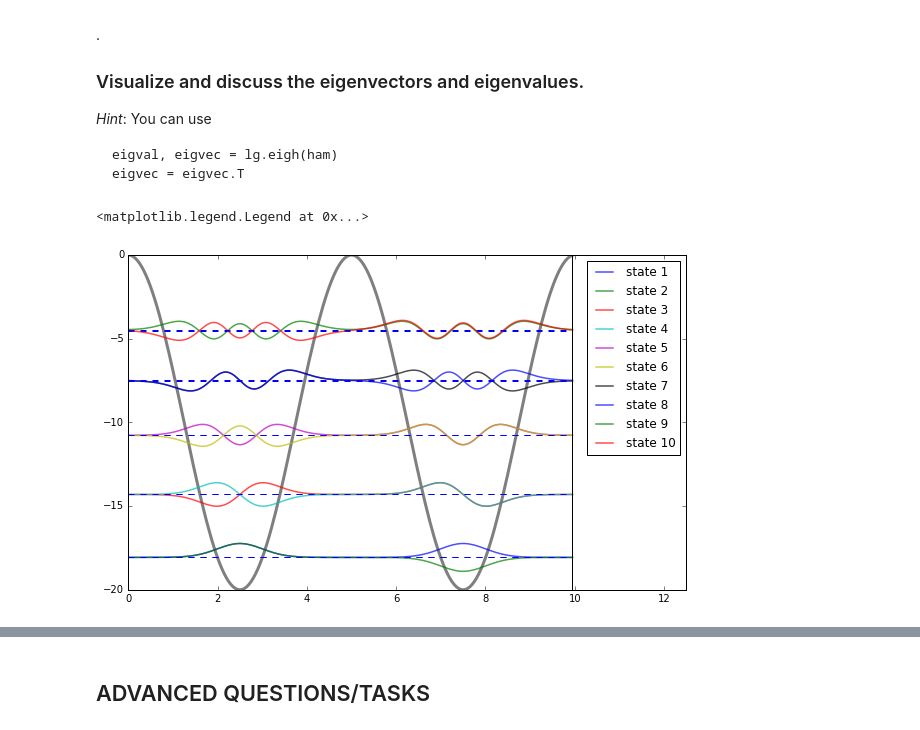
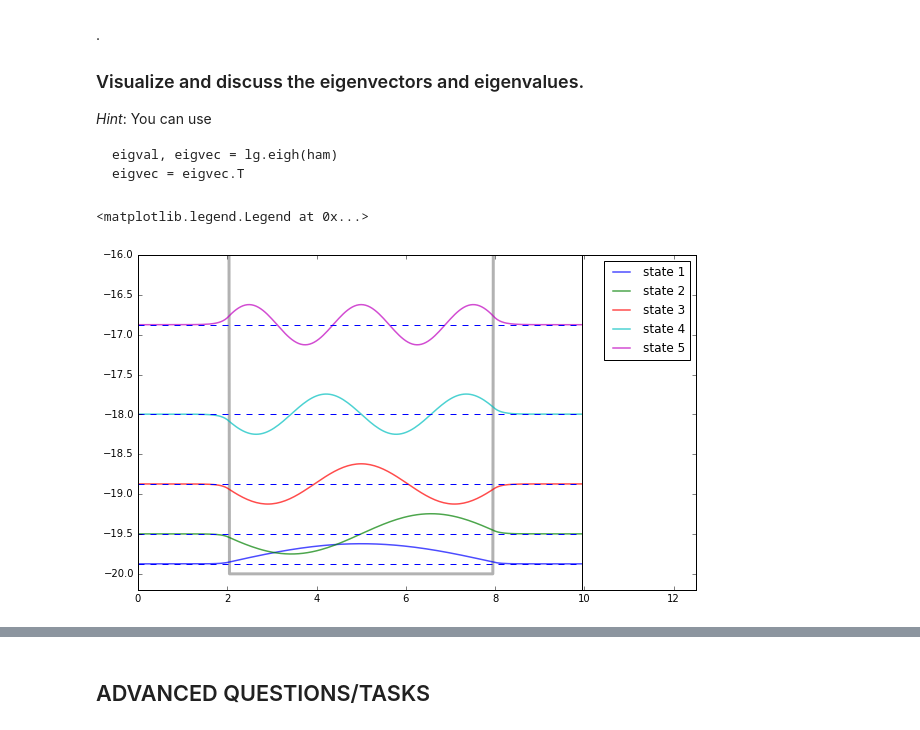
Before and after one commit to gpleyson/mpie_python_course_2016, a Jupyter notebook: python_notebooks/solution_2_Hamiltonian_matrix_for_1D_Schreodinger_equation.ipynb, the cells around one changed output, grey strips where cells are left out. Saved outputs shown, nothing was run; the diff lists cells and outputs as text; code cells hidden in the pictures.

```diff
--- a/python_notebooks/solution_2_Hamiltonian_matrix_for_1D_Schreodinger_equation.ipynb
+++ b/python_notebooks/solution_2_Hamiltonian_matrix_for_1D_Schreodinger_equation.ipynb
@@ -96,7 +96,10 @@ Similar to the Hamiltonian operator, we want to construct a matrix with diagonal
 natoms = 2
 Vscale = 20
 period = xLength / natoms
-fxn_pot = Vscale * (np.cos(2*np.pi*xvar/period)-1.) / 2.
+# fxn_pot = Vscale * (np.cos(2*np.pi*xvar/period)-1.) / 2.
+fxn_pot = np.zeros(nmesh)
+fxn_pot[(xvar>2.) & (xvar<8.)] = -Vscale
+
 potential = np.eye(nmesh) * fxn_pot
 print(potential)
 plt.plot(xvar, fxn_pot, '-k', lw=1.5)
@@ -140,23 +143,26 @@ $$ \boldsymbol{\hat{H}} \rvert \psi \rangle = \epsilon \rvert \psi \rangle $$.
 eigval, eigvec = lg.eigh(hamiltonian)
 eigvec = eigvec.T
 # %%
-nstates = 5*natoms
-scale = 5
+nstates = 5
+scale = 2
 padding = 2.5
+
+ymin = -Vscale - 0.2
+ymax = -16.
 
 plt.figure(figsize=(10, 6))
 
-plt.plot(xvar, fxn_pot, '-k', lw=3, alpha=0.5)
+plt.plot(xvar, fxn_pot, '-k', lw=3, alpha=0.3)
 for ii in xrange(nstates):
     plt.plot(xvar, scale*eigvec[ii] + eigval[ii]*np.ones(nmesh),
             lw=1.5, alpha=0.7, label='state '+str(ii+1))
     plt.plot(xvar, eigval[ii]*np.ones(nmesh), '--b', lw=1.)
 
-plt.plot(np.ones(2)*(xLength-dx), [min(fxn_pot), 0.], 'k')
+plt.plot(np.ones(2)*(xLength-dx), [ymin, ymax], 'k')
 
 plt.xlim([0, xLength + padding])
-plt.ylim([min(fxn_pot), 0.])
+plt.ylim([ymin, ymax])
 plt.legend(loc=1)
 # %% [output]
 <matplotlib.legend.Legend at 0x...>
-[figure, old version]
+[figure, new version]
```
Also changed, not shown: parts of 5 cells of this notebook, 4 other files.
